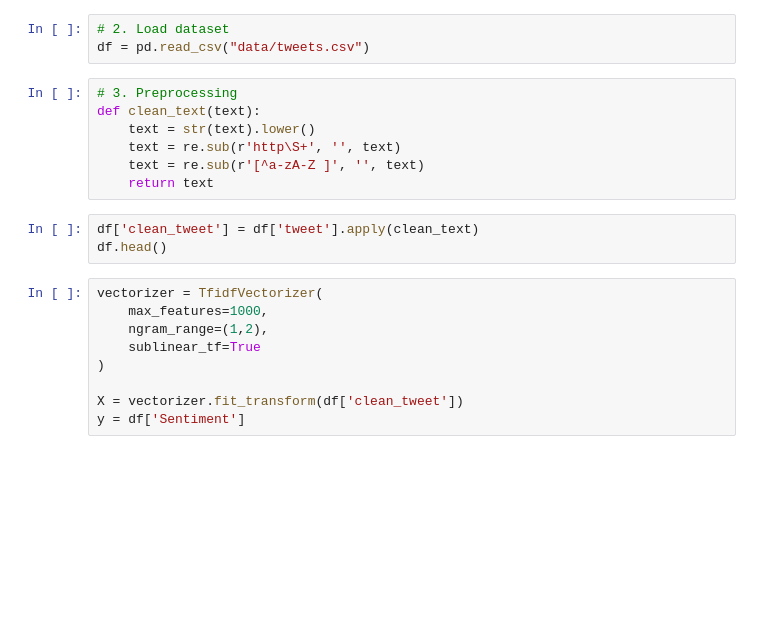
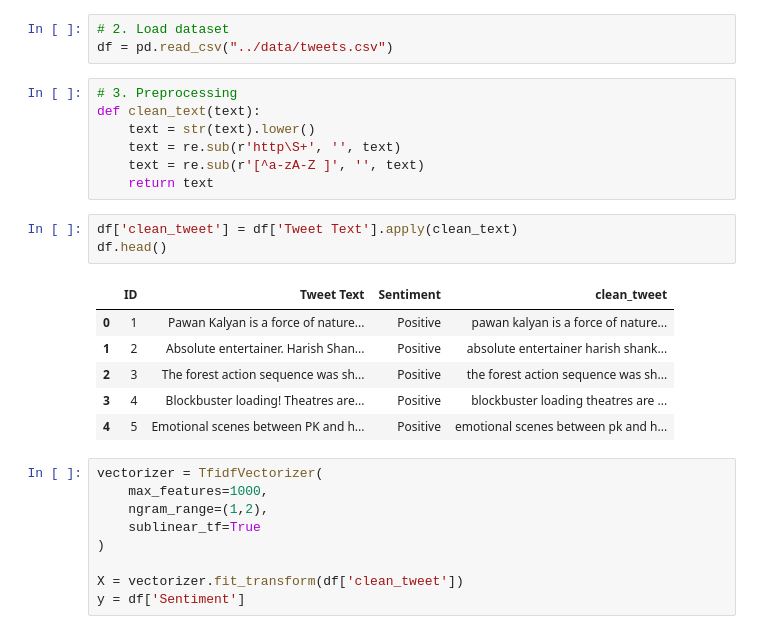
Before and after one commit to disha-g05/19_DishaGawade_Assignment2, a Jupyter notebook: notebooks/01_analysis.ipynb, the cells around one changed output. Drawn from its saved outputs; the diff is of its cells as text; blank space fills up the shorter version.

```diff
--- a/notebooks/01_analysis.ipynb
+++ b/notebooks/01_analysis.ipynb
@@ -20,7 +20,7 @@ from sklearn.metrics import (
 import matplotlib.pyplot as plt
 # %%
 # 2. Load dataset
-df = pd.read_csv("data/tweets.csv")
+df = pd.read_csv("../data/tweets.csv")
 # %%
 # 3. Preprocessing
 def clean_text(text):
@@ -29,8 +29,15 @@ def clean_text(text):
     text = re.sub(r'[^a-zA-Z ]', '', text)
     return text
 # %%
-df['clean_tweet'] = df['tweet'].apply(clean_text)
+df['clean_tweet'] = df['Tweet Text'].apply(clean_text)
 df.head()
+# %% [output]
+|  | ID | Tweet Text | Sentiment | clean_tweet |
+| 0 | 1 | Pawan Kalyan is a force of nature... | Positive | pawan kalyan is a force of nature... |
+| 1 | 2 | Absolute entertainer. Harish Shan... | Positive | absolute entertainer harish shank... |
+| 2 | 3 | The forest action sequence was sh... | Positive | the forest action sequence was sh... |
+| 3 | 4 | Blockbuster loading! Theatres are... | Positive | blockbuster loading theatres are ... |
+| 4 | 5 | Emotional scenes between PK and h... | Positive | emotional scenes between pk and h... |
 # %%
 vectorizer = TfidfVectorizer(
     max_features=1000,
```
Also changed, not shown: parts of 8 cells of this notebook, 11 other files.
